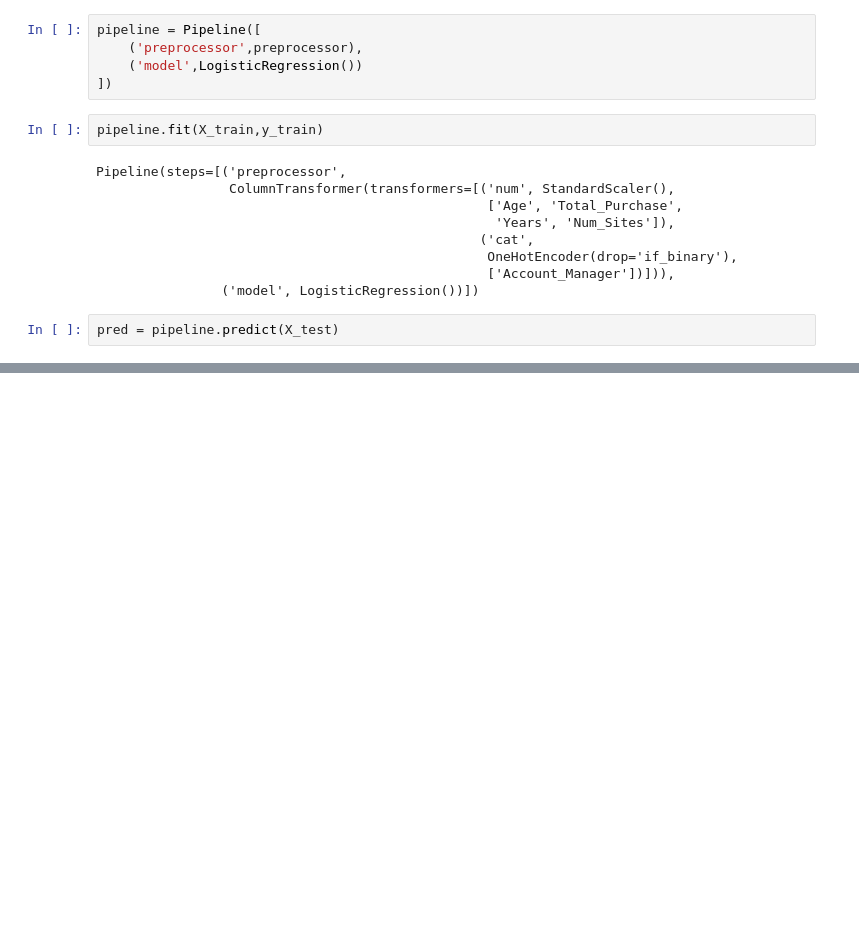
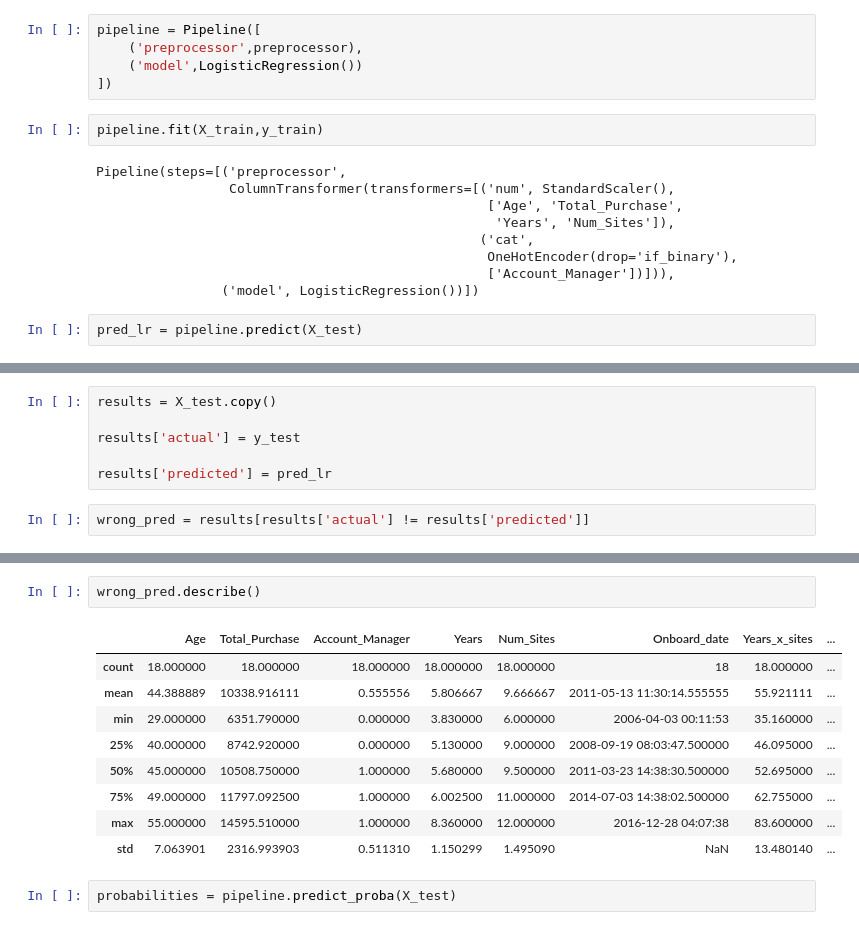
Before and after one commit to jacobabhihail-tech/advanced-data-wrangling-lab, a Jupyter notebook: day07_customer_churn_audit/customer_churn_audit.ipynb, the cells around one changed output, grey strips where cells are left out. Cells and saved outputs as stored; diff of their text form; blank space fills up the shorter version.

```diff
--- a/day07_customer_churn_audit/customer_churn_audit.ipynb
+++ b/day07_customer_churn_audit/customer_churn_audit.ipynb
@@ -439,5 +439,5 @@ Pipeline(steps=[('preprocessor',
                                                   ['Account_Manager'])])),
                 ('model', LogisticRegression())])
 # %%
-pred = pipeline.predict(X_test)
+pred_lr = pipeline.predict(X_test)
 # %%
@@ -486,0 +475,8 @@ weighted avg       0.89      0.90      0.90       180
+# %%
+results = X_test.copy()
+
+results['actual'] = y_test
+
+results['predicted'] = pred_lr
+# %%
+wrong_pred = results[results['actual'] != results['predicted']]
@@ -486,0 +524,14 @@ weighted avg       0.89      0.90      0.90       180
+# %%
+wrong_pred.describe()
+# %% [output]
+|  | Age | Total_Purchase | Account_Manager | Years | Num_Sites | Onboard_date | Years_x_sites | ... |
+| count | 18.000000 | 18.000000 | 18.000000 | 18.000000 | 18.000000 | 18 | 18.000000 | ... |
+| mean | 44.388889 | 10338.916111 | 0.555556 | 5.806667 | 9.666667 | 2011-05-13 11:30:14.555555 | 55.921111 | ... |
+| min | 29.000000 | 6351.790000 | 0.000000 | 3.830000 | 6.000000 | 2006-04-03 00:11:53 | 35.160000 | ... |
+| 25% | 40.000000 | 8742.920000 | 0.000000 | 5.130000 | 9.000000 | 2008-09-19 08:03:47.500000 | 46.095000 | ... |
+| 50% | 45.000000 | 10508.750000 | 1.000000 | 5.680000 | 9.500000 | 2011-03-23 14:38:30.500000 | 52.695000 | ... |
+| 75% | 49.000000 | 11797.092500 | 1.000000 | 6.002500 | 11.000000 | 2014-07-03 14:38:02.500000 | 62.755000 | ... |
+| max | 55.000000 | 14595.510000 | 1.000000 | 8.360000 | 12.000000 | 2016-12-28 04:07:38 | 83.600000 | ... |
+| std | 7.063901 | 2316.993903 | 0.511310 | 1.150299 | 1.495090 | NaN | 13.480140 | ... |
+# %%
+probabilities = pipeline.predict_proba(X_test)
```
Also changed, not shown: parts of 25 cells of this notebook, 1 other file.
